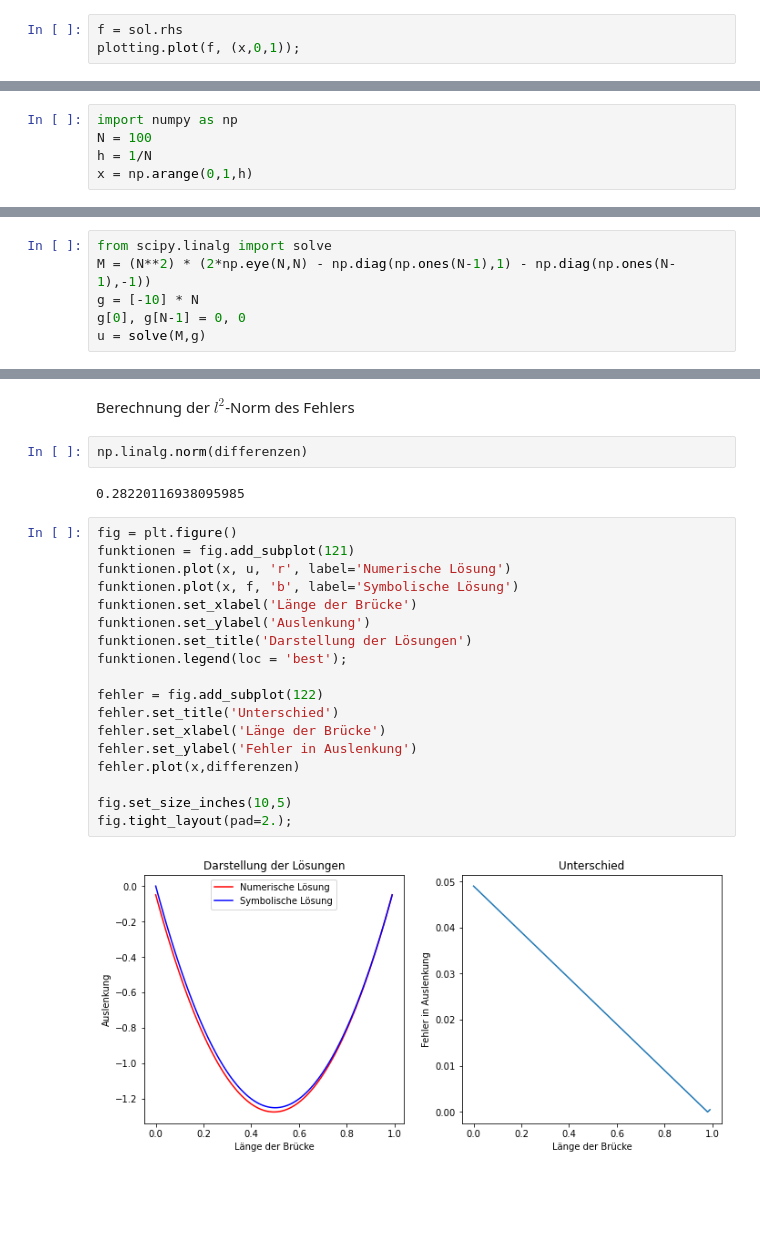
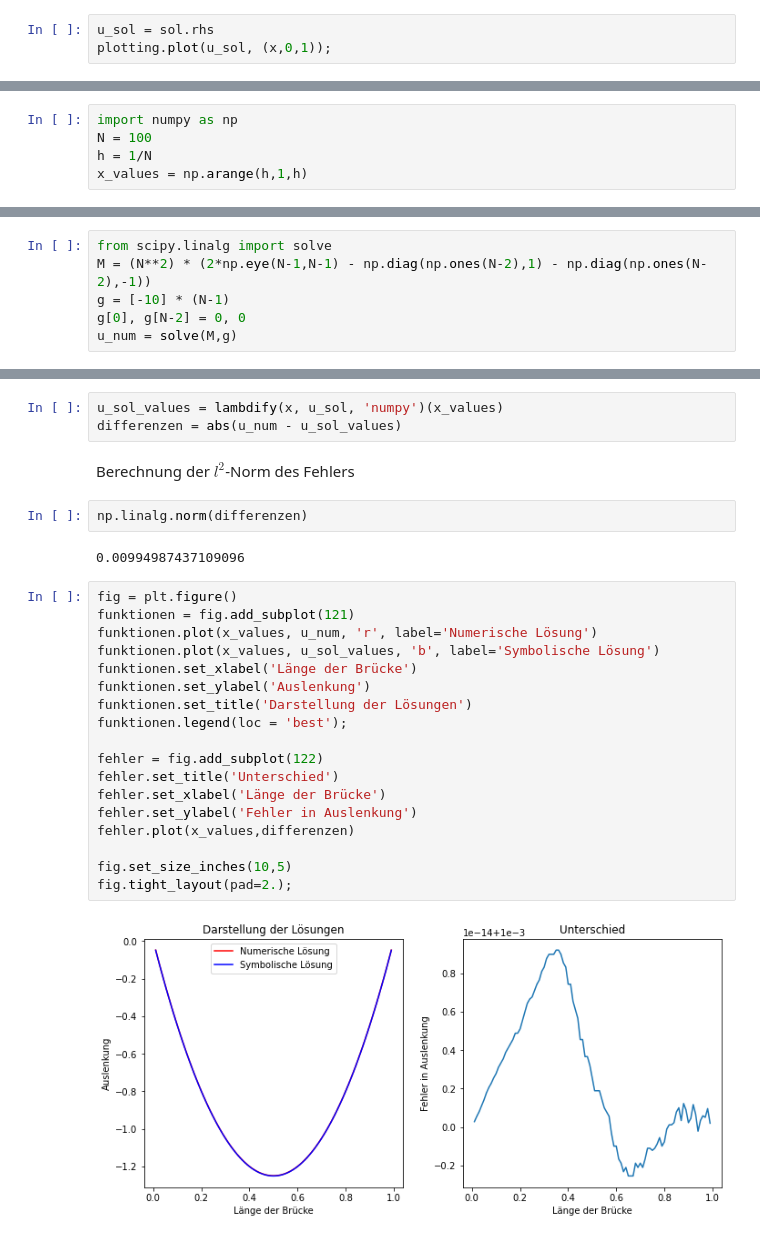
Before and after one commit to Grijnak/SWPrakAbgabe, a Jupyter notebook: Abgabe.ipynb, the cells around one changed output, grey strips where cells are left out. Drawn from its saved outputs; the diff is of its cells as text; blank space fills up the shorter version.

```diff
--- a/Abgabe.ipynb
+++ b/Abgabe.ipynb
@@ -20,8 +20,8 @@ $\displaystyle u{\left(x \right)} = 5 x^{2} - 5 x$
 # %% [markdown]
 Darstellung der Lösung
 # %%
-f = sol.rhs
-plotting.plot(f, (x,0,1));
+u_sol = sol.rhs
+plotting.plot(u_sol, (x,0,1));
 # %% [output]
 [figure]
 # %% [markdown]
@@ -43,15 +62,15 @@ Erzeugung des Gitters
 import numpy as np
 N = 100
 h = 1/N
-x = np.arange(0,1,h)
+x_values = np.arange(h,1,h)
 # %% [markdown]
 Lösung des LGS
 # %%
 from scipy.linalg import solve
-M = (N**2) * (2*np.eye(N,N) - np.diag(np.ones(N-1),1) - np.diag(np.ones(N-1),-1))
-g = [-10] * N
-g[0], g[N-1] = 0, 0
-u = solve(M,g)
+M = (N**2) * (2*np.eye(N-1,N-1) - np.diag(np.ones(N-2),1) - np.diag(np.ones(N-2),-1))
+g = [-10] * (N-1)
+g[0], g[N-2] = 0, 0
+u_num = solve(M,g)
 # %% [markdown]
 # Aufgabenteil 5
 # %%
@@ -72,26 +88,29 @@ differenzen = abs(u - f)
+# %%
+u_sol_values = lambdify(x, u_sol, 'numpy')(x_values)
+differenzen = abs(u_num - u_sol_values)
 # %% [markdown]
 Berechnung der $l^2$-Norm des Fehlers
 # %%
 np.linalg.norm(differenzen)
 # %% [output]
-0.28220116938095985
+0.00994987437109096
 # %%
 fig = plt.figure()
 funktionen = fig.add_subplot(121)
-funktionen.plot(x, u, 'r', label='Numerische Lösung')
-funktionen.plot(x, f, 'b', label='Symbolische Lösung')
+funktionen.plot(x_values, u_num, 'r', label='Numerische Lösung')
+funktionen.plot(x_values, u_sol_values, 'b', label='Symbolische Lösung')
 funktionen.set_xlabel('Länge der Brücke')
 funktionen.set_ylabel('Auslenkung')
 funktionen.set_title('Darstellung der Lösungen')
 funktionen.legend(loc = 'best');
 
 fehler = fig.add_subplot(122)
 fehler.set_title('Unterschied')
 fehler.set_xlabel('Länge der Brücke')
 fehler.set_ylabel('Fehler in Auslenkung')
-fehler.plot(x,differenzen)
+fehler.plot(x_values,differenzen)
 
 fig.set_size_inches(10,5)
 fig.tight_layout(pad=2.);
 # %% [output]
-[figure, old version]
+[figure, new version]
```
Also changed, not shown: parts of 12 cells of this notebook.
